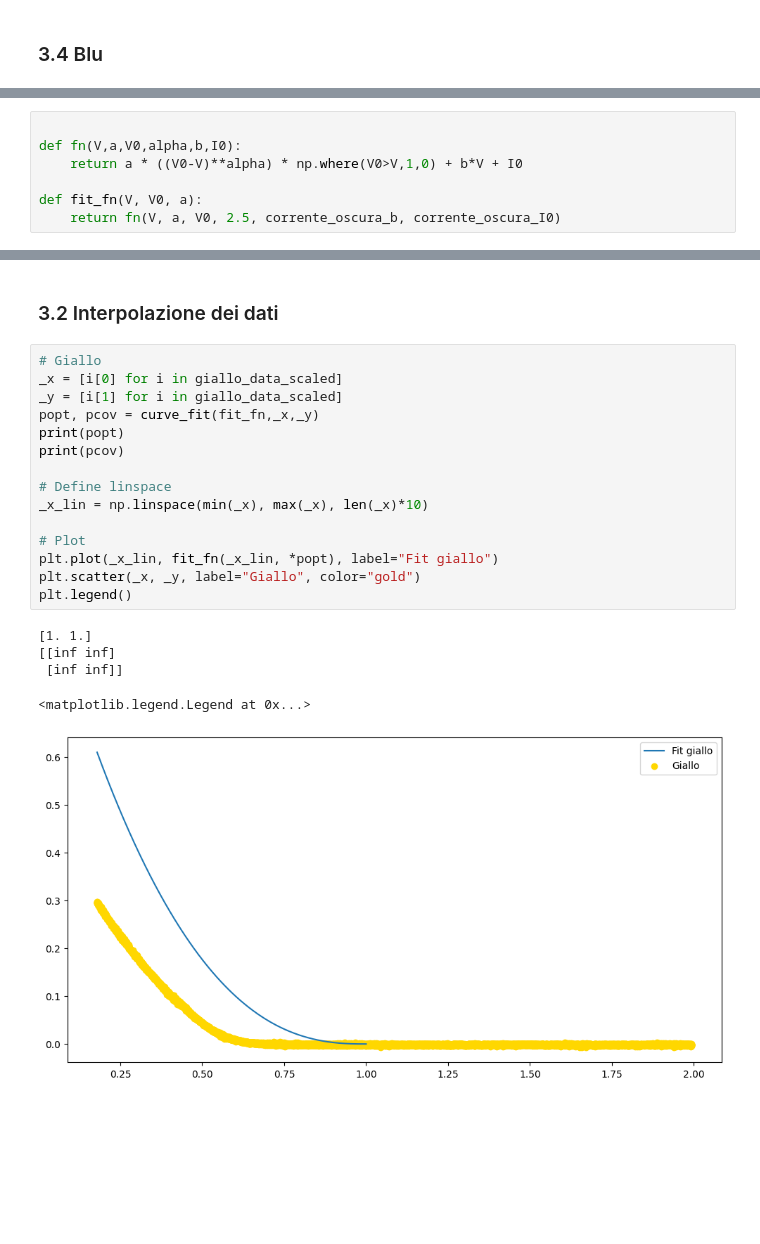
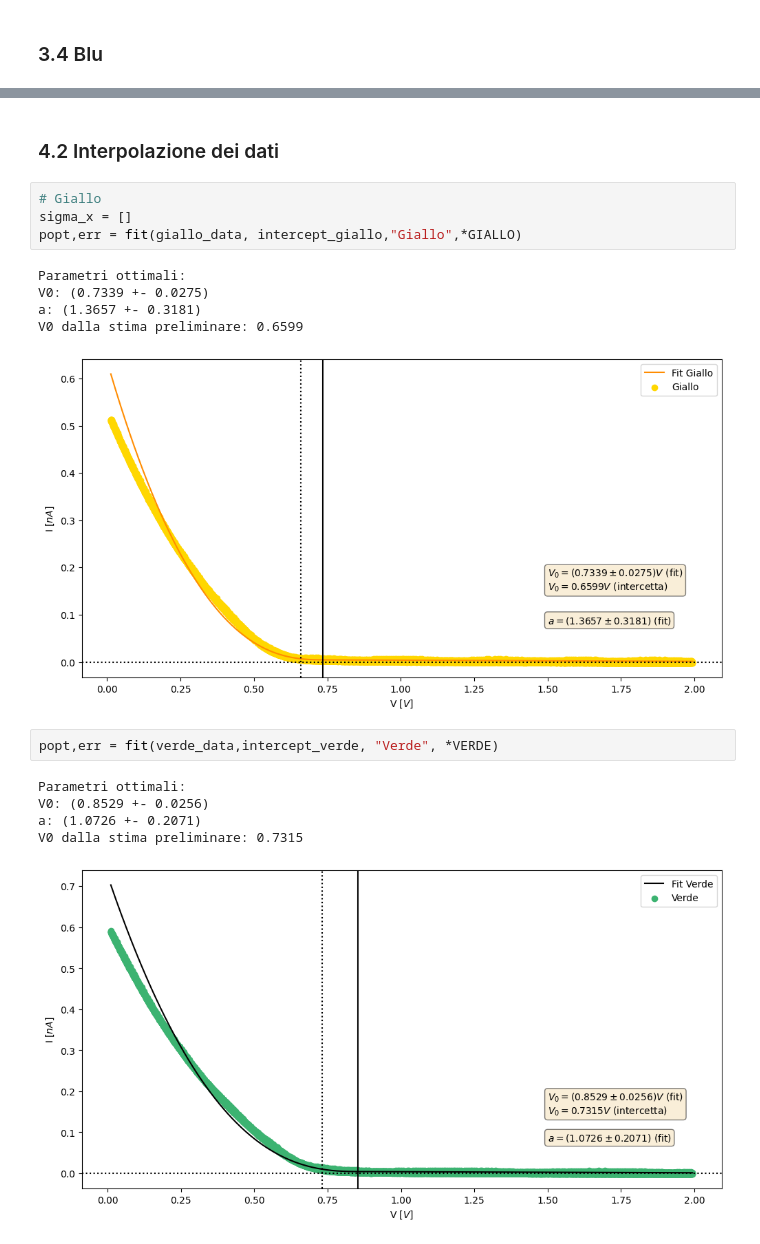
Before and after one commit to atancredi/physics-data, a Jupyter notebook: lab3/fotoelettrico/fotoelettrico.ipynb, the cells around one changed output, grey strips where cells are left out. Drawn from its saved outputs; the diff is of its cells as text; blank space fills up the shorter version.

```diff
--- a/lab3/fotoelettrico/fotoelettrico.ipynb
+++ b/lab3/fotoelettrico/fotoelettrico.ipynb
@@ -286,8 +323 @@ plt.legend(["Corrente oscura", "Giallo", "Verde", "Verde acqua", "Blu"])
 $$I(V) = a(V_0 - V)^\alpha \Theta(V_0-V)+bV+I_0$$
-# %%
-
-def fn(V,a,V0,alpha,b,I0):
-    return a * ((V0-V)**alpha) * np.where(V0>V,1,0) + b*V + I0
-
-def fit_fn(V, V0, a):
-    return fn(V, a, V0, 2.5, corrente_oscura_b, corrente_oscura_I0)
@@ -294,23 +368,20 @@ def fit_fn(V, V0, a):
 # %% [markdown]
-### 3.2 Interpolazione dei dati
+### 4.2 Interpolazione dei dati
-# %%
-# Giallo
-_x = [i[0] for i in giallo_data_scaled]
-_y = [i[1] for i in giallo_data_scaled]
-popt, pcov = curve_fit(fit_fn,_x,_y)
-print(popt)
-print(pcov)
-
-# Define linspace
-_x_lin = np.linspace(min(_x), max(_x), len(_x)*10)
-
-# Plot
-plt.plot(_x_lin, fit_fn(_x_lin, *popt), label="Fit giallo")
-plt.scatter(_x, _y, label="Giallo", color="gold")
-plt.legend()
-# %% [output]
-[1. 1.]
-[[inf inf]
- [inf inf]]
-<matplotlib.legend.Legend at 0x...>
-[figure, removed]
+# %%
+# Giallo
+sigma_x = []
+popt,err = fit(giallo_data, intercept_giallo,"Giallo",*GIALLO)
+# %% [output]
+Parametri ottimali:
+V0: (0.7339 +- 0.0275)
+a: (1.3657 +- 0.3181)
+V0 dalla stima preliminare: 0.6599
+[figure, added]
+# %%
+popt,err = fit(verde_data,intercept_verde, "Verde", *VERDE)
+# %% [output]
+Parametri ottimali:
+V0: (0.8529 +- 0.0256)
+a: (1.0726 +- 0.2071)
+V0 dalla stima preliminare: 0.7315
+[figure, added]
```
Also changed, not shown: parts of 14 cells of this notebook, 1 other file.
